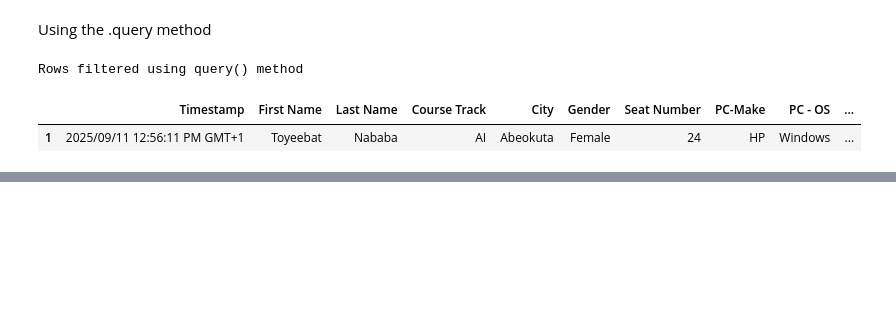
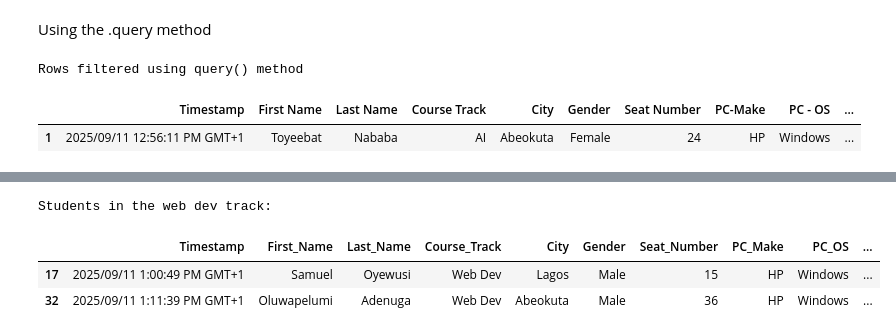
Before and after one commit to KudoroEsther/Files-Data_Analysis-, a Jupyter notebook: Pandas/UnderstandingPandas.ipynb, the cells around one changed output, grey strips where cells are left out. Drawn from its saved outputs; the diff is of its cells as text; code cells hidden in the pictures; blank space fills up the shorter version.

```diff
--- a/Pandas/UnderstandingPandas.ipynb
+++ b/Pandas/UnderstandingPandas.ipynb
@@ -414,0 +469,11 @@ Rows filtered using query() method
+# %%
+# Using a python variable inside query() with and @ symbol
+desired_track = "Web Dev"
+web_dev_students = df.query("Course_Track == @desired_track")
+print("Students in the web dev track:")
+web_dev_students
+# %% [output]
+Students in the web dev track:
+|  | Timestamp | First_Name | Last_Name | Course_Track | City | Gender | Seat_Number | PC_Make | PC_OS | ... |
+| 17 | 2025/09/11 1:00:49 PM GMT+1 | Samuel | Oyewusi | Web Dev | Lagos | Male | 15 | HP | Windows | ... |
+| 32 | 2025/09/11 1:11:39 PM GMT+1 | Oluwapelumi | Adenuga | Web Dev | Abeokuta | Male | 36 | HP | Windows | ... |
```
Also changed, not shown: parts of 9 cells of this notebook.
